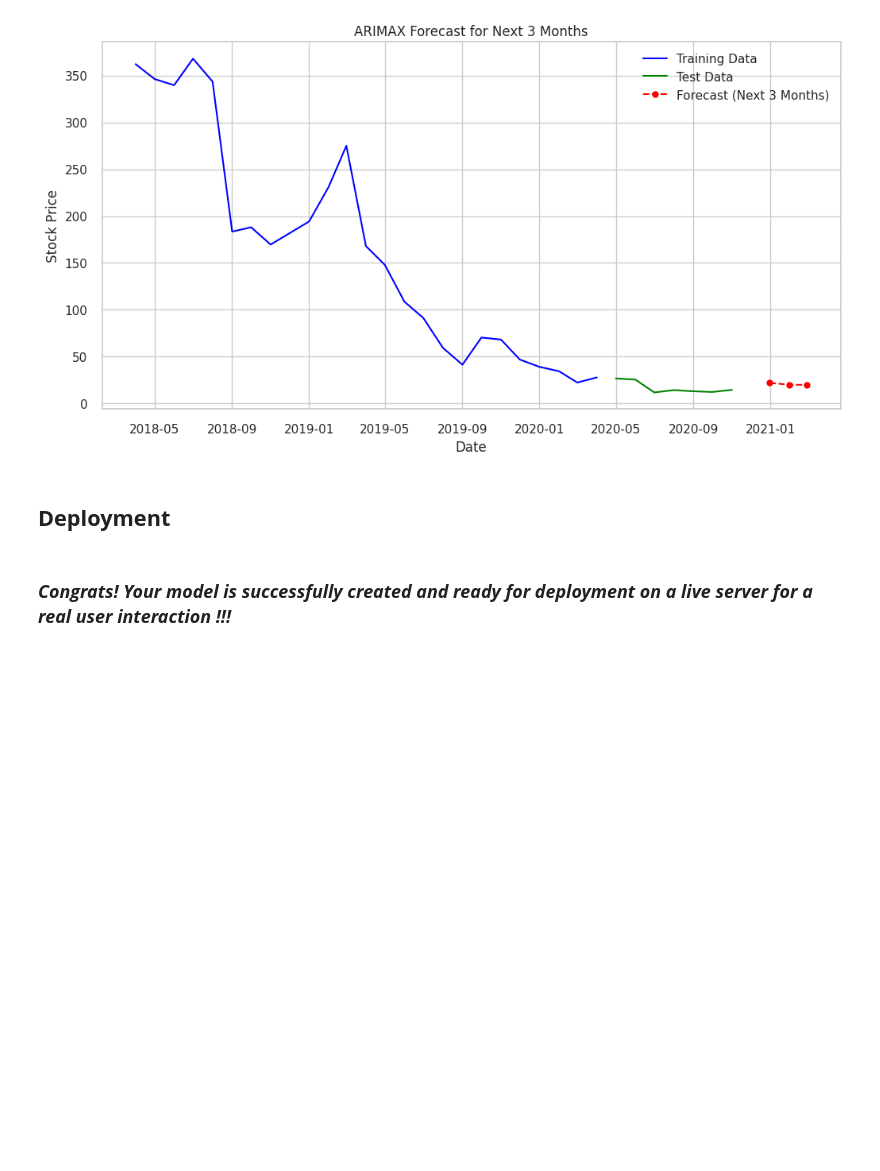
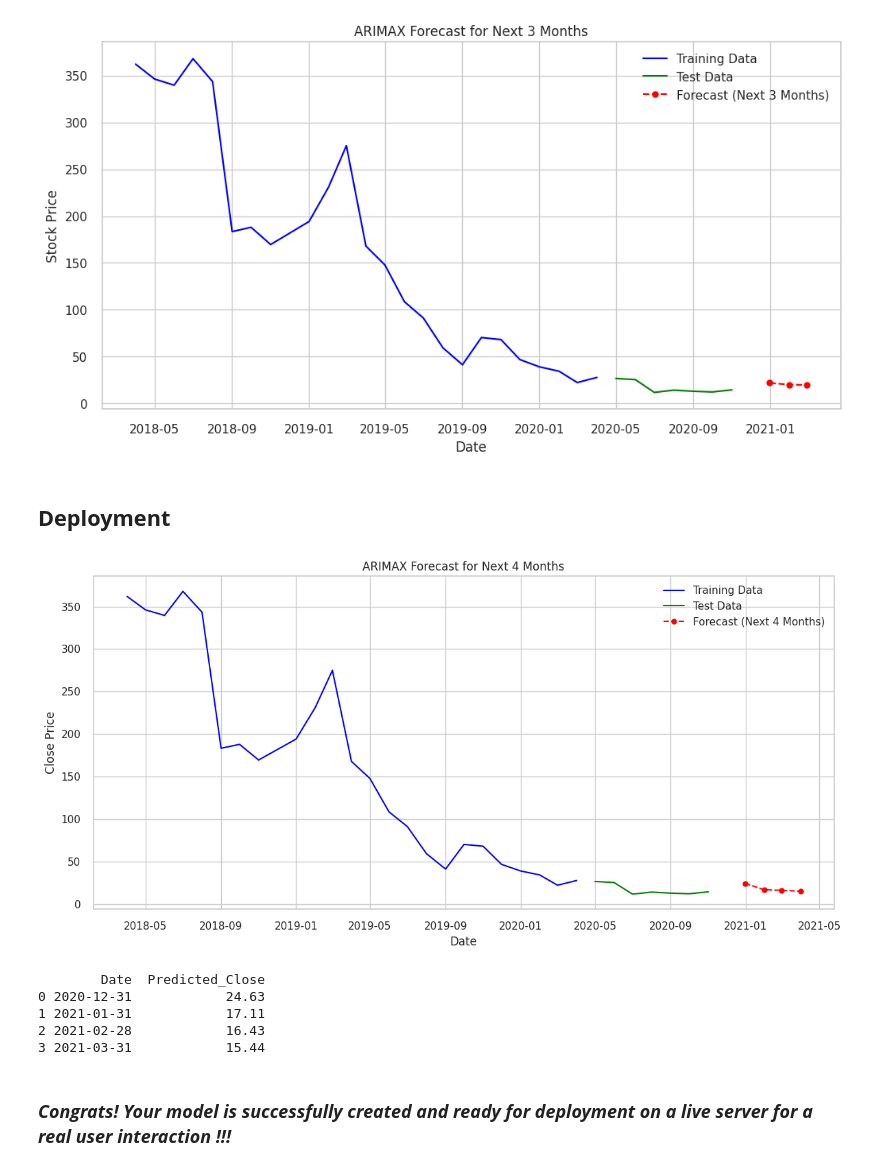
Before and after one commit to ImAbhijeetPanda/Stock-Price-Prediction-for-Yes-Bank, a Jupyter notebook: Stock_Price_Prediction_for_Yes_Bank.ipynb, the cells around one changed output. Cells and saved outputs as stored; diff of their text form; code cells hidden in the pictures; blank space fills up the shorter version.

```diff
--- a/Stock_Price_Prediction_for_Yes_Bank.ipynb
+++ b/Stock_Price_Prediction_for_Yes_Bank.ipynb
@@ -1068,6 +1068,16 @@ def forecast_future_close_prices(n_steps=3):
 
     except Exception as e:
         return f"❌ Forecasting failed: {str(e)}"
+# %%
+result = forecast_future_close_prices(n_steps=4)
+print(result)
+# %% [output]
+[figure, added]
+        Date  Predicted_Close
+0 2020-12-31            24.63
+1 2021-01-31            17.11
+2 2021-02-28            16.43
+3 2021-03-31            15.44
 # %% [markdown]
 ### ***Congrats! Your model is successfully created and ready for deployment on a live server for a real user interaction !!!***
 # %% [markdown]
```
